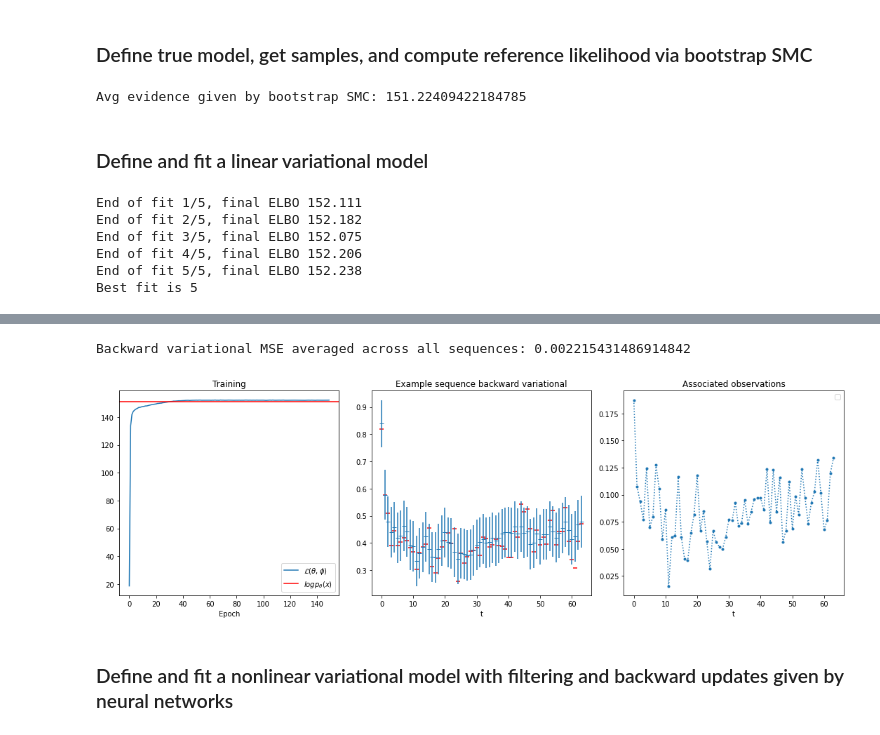
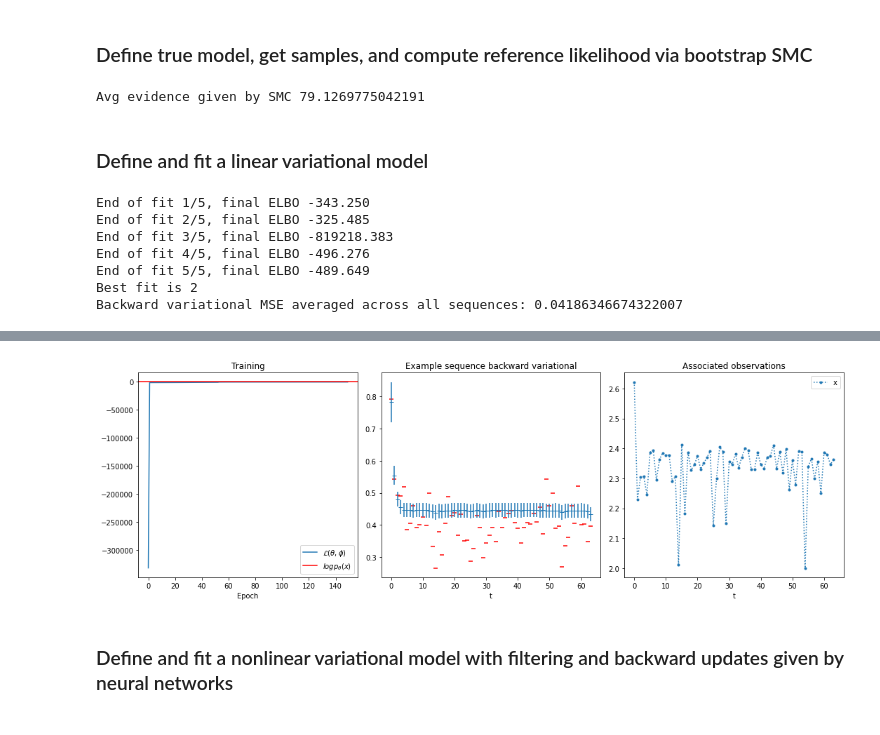
Before and after one commit to mchagneux/backward_ica, a Jupyter notebook: experiments.ipynb, the cells around one changed output, grey strips where cells are left out. Saved outputs shown, nothing was run; the diff lists cells and outputs as text; code cells hidden in the pictures.

Commit message:
checkpoint and found true model with elbo

```diff
--- a/experiments.ipynb
+++ b/experiments.ipynb
@@ -21,14 +21,14 @@ seed_infer = 4569 # one seed for the approximating models
 num_fits = 5 # number of starting points for the optimisation of variational models
 state_dim, obs_dim = 1,1
 seq_length = 64 # length of each training sequence
-num_seqs = 2048 # number of sequences in the training set
+num_seqs = 4096 # number of sequences in the training set
 
 batch_size = 64 # here a batch is a group of sequences
 learning_rate = 1e-2
 num_epochs = 150
 num_batches_per_epoch = num_seqs // batch_size
 optimizer = optax.adam(learning_rate=learning_rate)
-num_samples = 3 # number of samples for the monte carlo approximation of the expectation of the (possibly nonlinear) emission term
+num_samples = 1 # number of samples for the monte carlo approximation of the expectation of the (possibly nonlinear) emission term
 # %% [markdown]
 ## Linear case
 # %%
@@ -91,7 +82,7 @@ utils.compare_mse_for_different_lengths_against_reference(p, q, p_params, q_para
 # we get the same random keys therefore the transition kernel is identical to the one in the linear case
 key = jax.random.PRNGKey(seed_model_params)
 infer_key = jax.random.PRNGKey(seed_infer)
-num_particles = 1000 # number of particles for the smc runs
+num_particles = 100 # number of particles for the smc runs
 # %% [markdown]
 ### Define true model, get samples, and compute reference likelihood via bootstrap SMC
 # %%
@@ -105,22 +96,20 @@ p_params = p.get_random_params(subkey)
 key, subkey = jax.random.split(key, 2)
 state_seqs, obs_seqs = hmm.sample_multiple_sequences(subkey, p.sample_seq, p_params, num_seqs, seq_length)
 
-smc_likel = lambda obs_seq, prior_keys, resampling_keys, proposal_keys: p.likelihood_seq(obs_seq,
-                                                                                    prior_keys,
-                                                                                    resampling_keys,
-                                                                                    proposal_keys,
-                                                                                    p_params,
-                                                                                    num_particles)
+
 
 prior_key, resampling_key, proposal_key = jax.random.split(key, 3)
 prior_keys = jax.random.split(prior_key, num_seqs * num_particles).reshape(num_seqs, num_particles, -1)
 resampling_keys = jax.random.split(resampling_key, num_seqs * (seq_length - 1)).reshape(num_seqs, seq_length - 1, -1)
 proposal_keys = jax.random.split(proposal_key, num_seqs * (seq_length - 1)).reshape(num_seqs, seq_length - 1, -1)
 
-avg_evidence_smc = jnp.mean(jax.vmap(smc_likel)(obs_seqs, prior_keys, resampling_keys, proposal_keys)) # we compute the filtering distribution
-print('Avg evidence given by bootstrap SMC:', avg_evidence_smc)
+
+likel_smc = lambda obs_seq, prior_keys, resampling_keys, proposal_keys: p.likelihood_seq(obs_seq, prior_keys, resampling_keys, proposal_keys, p_params, num_particles)
+
+avg_evidence_smc = jnp.mean(jax.vmap(likel_smc)(obs_seqs, prior_keys, resampling_keys, proposal_keys))
+print('Avg evidence given by SMC', avg_evidence_smc)
 # %% [output]
-Avg evidence given by bootstrap SMC: 151.22409422184785
+Avg evidence given by SMC 79.1269775042191
 # %% [markdown]
 ### Define and fit a linear variational model
 # %%
@@ -130,11 +119,16 @@ trainer = SVITrainer(p, q, optimizer, num_epochs, batch_size, num_samples)
 
 q_params, avg_elbos = trainer.multi_fit(obs_seqs, p_params, infer_key, num_fits=num_fits)
 
-utils.plot_fit_results_1D(q, q_params, state_seqs, obs_seqs, avg_elbos, avg_evidence_smc)
+print('Backward variational MSE averaged across all sequences:', utils.smoothing_results_mse(state_seqs, obs_seqs, q, q_params))
+# print('SMC MSE averaged across all sequences:', utils.smoothing_results_mse_with_aux(state_seqs, obs_seqs, p, p_params, prior_keys, resampling_keys, proposal_keys, num_particles))
+
+
+utils.plot_fit_results_1D(q, q_params, state_seqs, obs_seqs, avg_elbos, avg_evidence_smc, 0)
 # %% [output]
-End of fit 1/5, final ELBO 152.111
-End of fit 2/5, final ELBO 152.182
-End of fit 3/5, final ELBO 152.075
-End of fit 4/5, final ELBO 152.206
-End of fit 5/5, final ELBO 152.238
-Best fit is 5
+End of fit 1/5, final ELBO -343.250
+End of fit 2/5, final ELBO -325.485
+End of fit 3/5, final ELBO -819218.383
+End of fit 4/5, final ELBO -496.276
+End of fit 5/5, final ELBO -489.649
+Best fit is 2
+Backward variational MSE averaged across all sequences: 0.04186346674322007
@@ -142,4 +135,3 @@ WARNING:matplotlib.legend:No artists with labels found to put in legend.  Note t
-Backward variational MSE averaged across all sequences: 0.002215431486914842
-[figure, old version]
+[figure, new version]
 # %% [markdown]
 ### Define and fit a nonlinear variational model with filtering and backward updates given by neural networks
```
Also changed, not shown: parts of 7 cells of this notebook, 7 other files.
